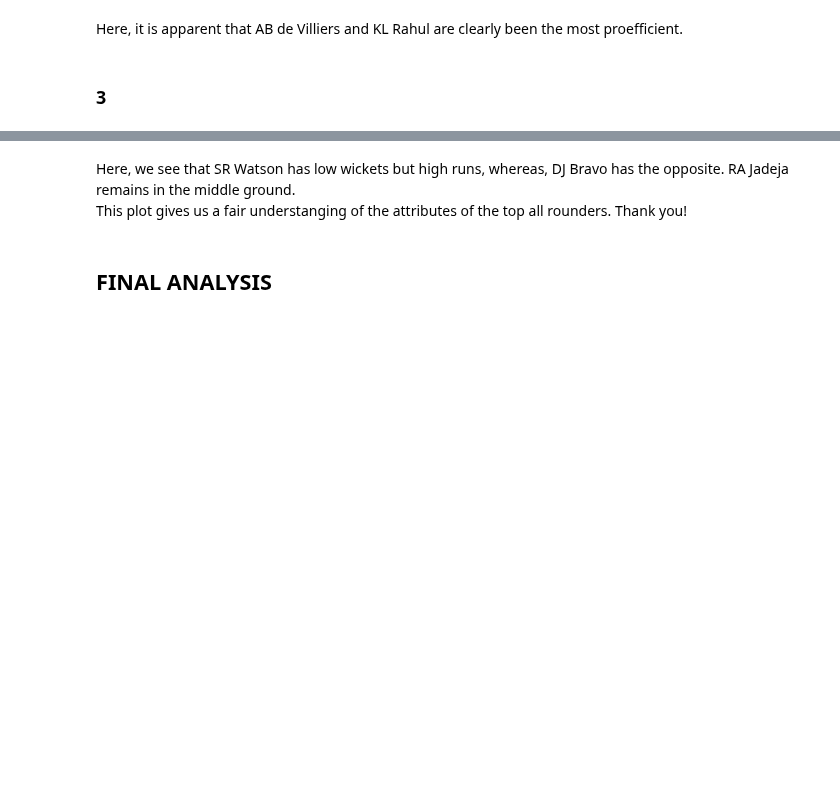
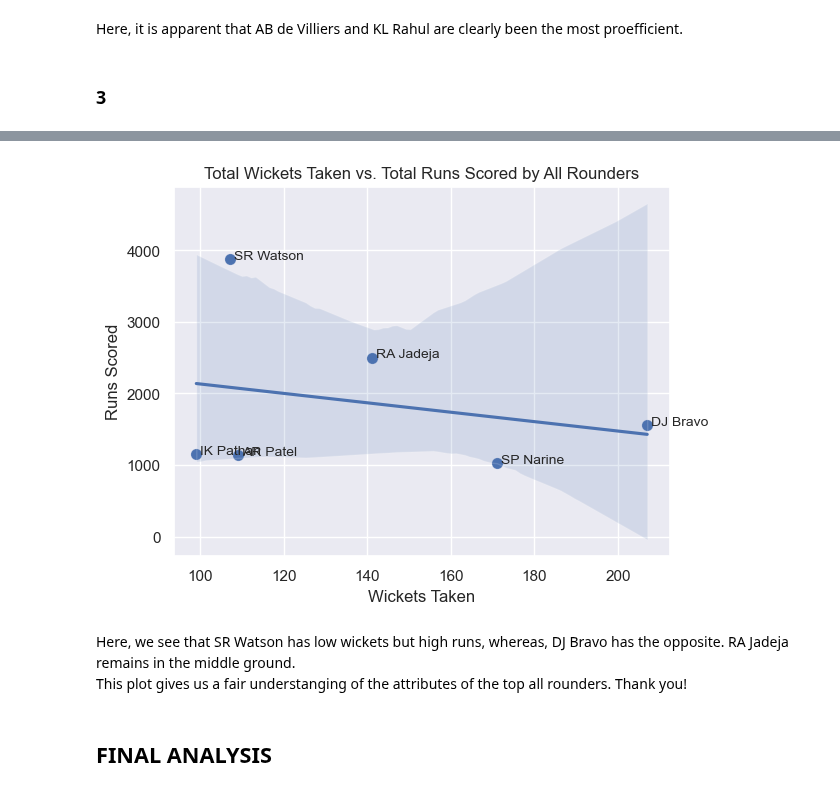
Before and after one commit to ubco-W2022T2-data301/project-group-group60, a Jupyter notebook: analysis/analysis3.ipynb, the cells around one changed output, grey strips where cells are left out. Drawn from its saved outputs; the diff is of its cells as text; code cells hidden in the pictures; blank space fills up the shorter version.

```diff
--- a/analysis/analysis3.ipynb
+++ b/analysis/analysis3.ipynb
@@ -133,20 +146,24 @@ allrounder_stats
 # %%
 import matplotlib.pyplot as plt
 import pandas as pd
 
 allr = allrounder_stats
 fig, ax = plt.subplots()
-ax.scatter(allr['wickets_taken'], allr['Total Runs'])
+ax.scatter(allr['Wickets Taken'], allr['Runs Scored'])
 
 for i, row in allr.iterrows():
-    x, y = row['wickets_taken'], row['Total Runs']
+    x, y = row['Wickets Taken'], row['Runs Scored']
     ax.text(float(x)+1, float(y)+0.1, row['bowler'], fontsize=10)
+
+sns.regplot(data=allr, x='Wickets Taken', y='Runs Scored', scatter_kws={'s':50})
 
 ax.set_xlabel('Wickets Taken')
 ax.set_ylabel('Runs Scored')
 ax.set_title('Total Wickets Taken vs. Total Runs Scored by All Rounders')
 
 plt.show()
+# %% [output]
+[figure, added]
 # %% [markdown]
 Here, we see that SR Watson has low wickets but high runs, whereas, DJ Bravo has the opposite. RA Jadeja remains in the middle ground.\
 This plot gives us a fair understanging of the attributes of the top all rounders.
```
Also changed, not shown: parts of 6 cells of this notebook, 1 other file.
